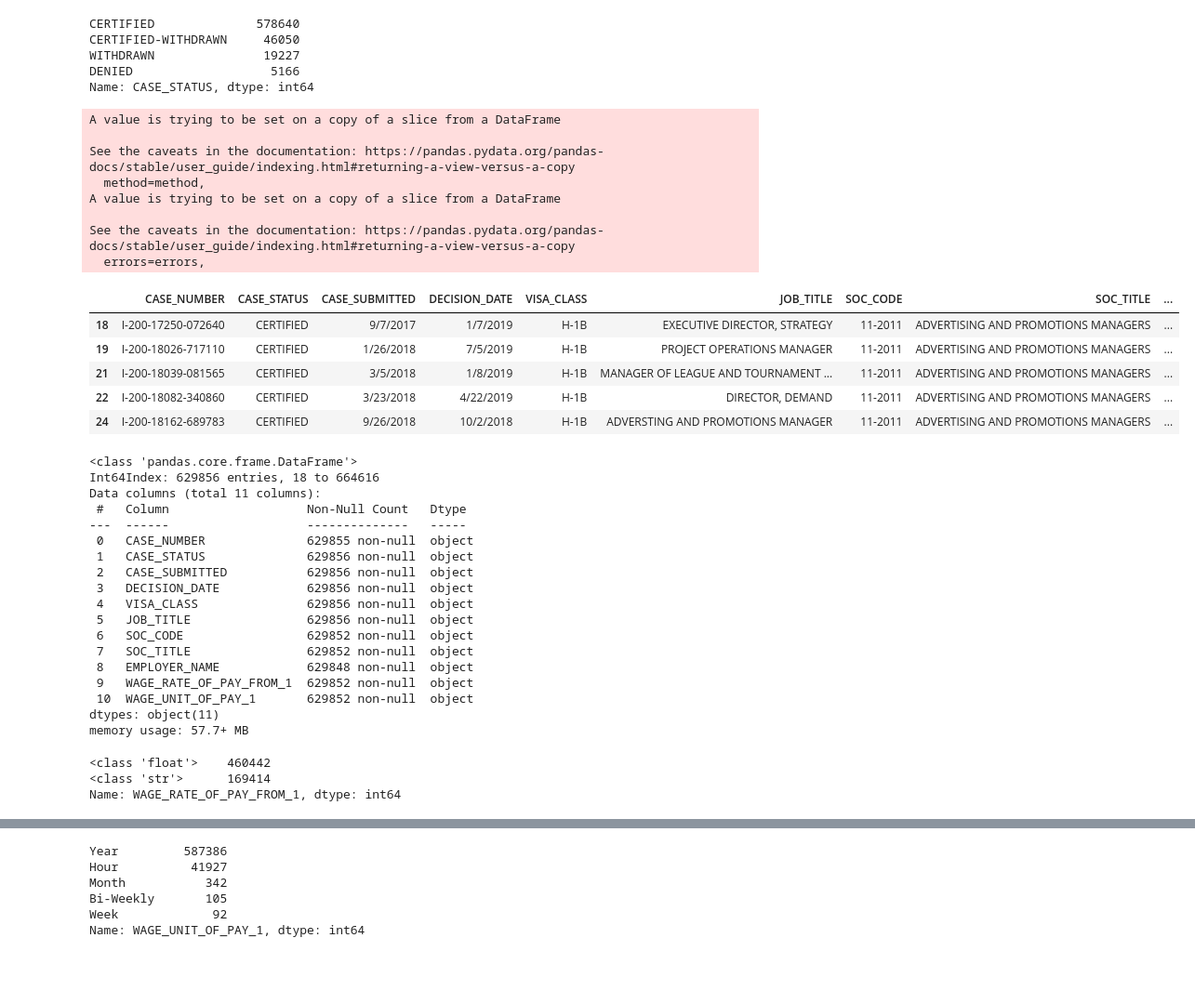
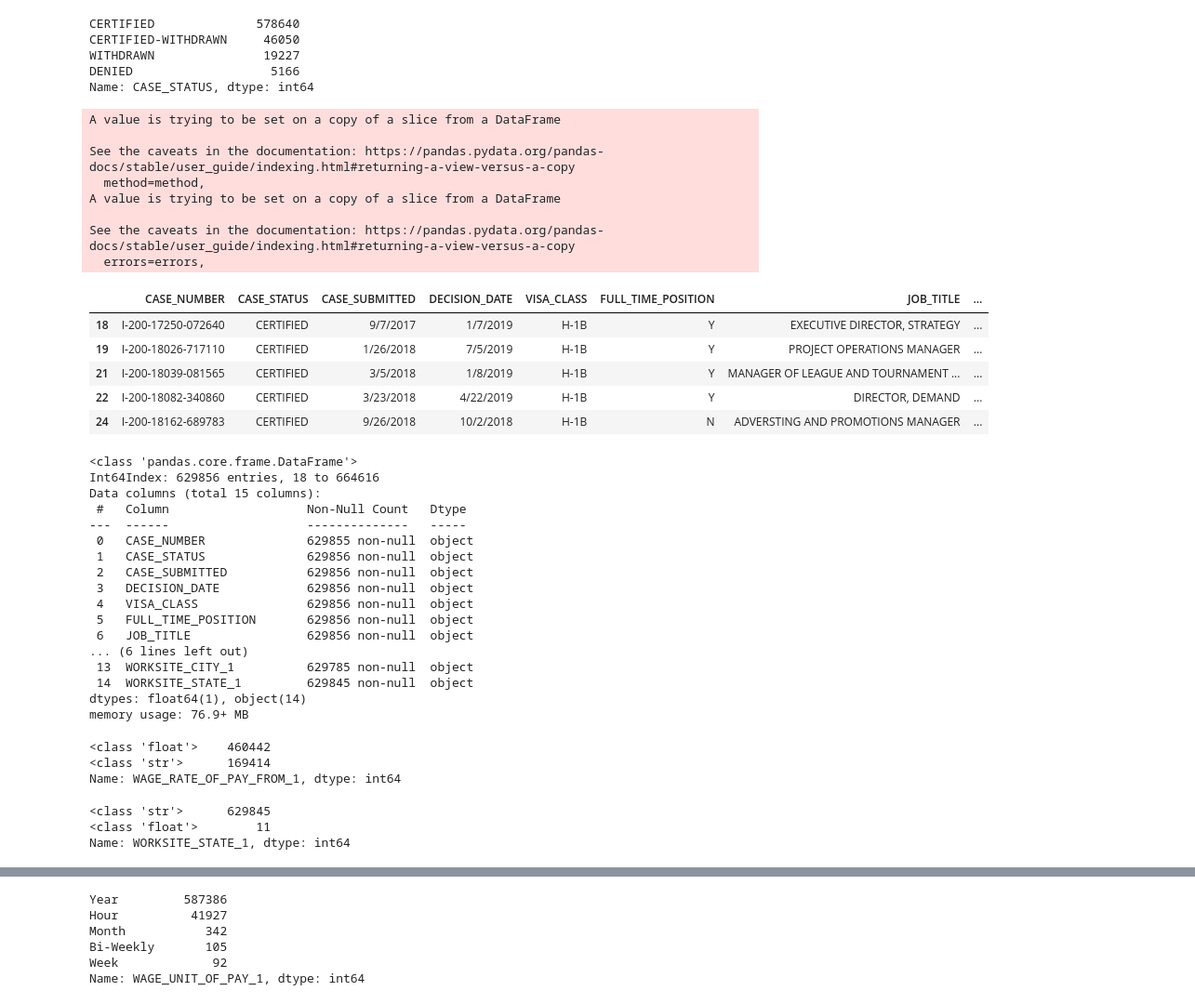
Before and after one commit to Swathi-965/Analyzing-H1B-Acceptance-trends-and-factors-relating-to-it., a Jupyter notebook: H1b_project.ipynb, the cells around one changed output, grey strips where cells are left out. Shown at 93% size. Saved outputs shown, nothing was run; the diff lists cells and outputs as text; code cells hidden in the pictures; blank space fills up the shorter version.

```diff
--- a/H1b_project.ipynb
+++ b/H1b_project.ipynb
@@ -32,6 +28,7 @@ file.shape
 # %% [output]
 (1048548, 260)
 # %%
-cleaned=file[['CASE_NUMBER','CASE_STATUS','CASE_SUBMITTED','DECISION_DATE','VISA_CLASS','JOB_TITLE','SOC_CODE','SOC_TITLE','EMPLOYER_NAME','WAGE_RATE_OF_PAY_FROM_1','WAGE_UNIT_OF_PAY_1']]
+cleaned=file[['CASE_NUMBER','CASE_STATUS','CASE_SUBMITTED','DECISION_DATE','VISA_CLASS','FULL_TIME_POSITION','JOB_TITLE','SOC_CODE','SOC_TITLE',\
+              'EMPLOYER_NAME','WAGE_RATE_OF_PAY_FROM_1','WAGE_UNIT_OF_PAY_1','NAICS_CODE','WORKSITE_CITY_1','WORKSITE_STATE_1']]
 cleaned.head()
 # %% [output]
@@ -48,7 +52,7 @@ H-1B    649083
 Name: VISA_CLASS, dtype: int64
 # %%
 # Visa class has many categories which are not of use , we require only H1B visa type , hence we drop all records with other visa types
-cleaned.drop(labels=cleaned[cleaned['VISA_CLASS']!='H-1B'].index , inplace=True)
+cleaned.drop(labels=cleaned.loc[cleaned['VISA_CLASS']!='H-1B'].index , inplace=True)
 # %% [output]
 A value is trying to be set on a copy of a slice from a DataFrame
 
@@ -65,30 +75,30 @@ Name: CASE_STATUS, dtype: int64
 # %%
 #As we want to only need accepted and denied cases we are dropping withdrawn from the data frame.
 #Case status of class certified-withdraw were certified earlier and later withdraw which can be considered a
 cleaned.replace({"CASE_STATUS":"CERTIFIED-WITHDRAWN"},"CERTIFIED",inplace=True)
-cleaned.drop(labels=cleaned[cleaned['CASE_STATUS']=='WITHDRAWN'].index , inplace=True)
+cleaned.drop(labels=cleaned.loc[cleaned['CASE_STATUS']=='WITHDRAWN'].index , inplace=True)
 cleaned.head()
 # %% [output]
 A value is trying to be set on a copy of a slice from a DataFrame
 
 See the caveats in the documentation: https://pandas.pydata.org/pandas-docs/stable/user_guide/indexing.html#returning-a-view-versus-a-copy
   method=method,
 A value is trying to be set on a copy of a slice from a DataFrame
 
 See the caveats in the documentation: https://pandas.pydata.org/pandas-docs/stable/user_guide/indexing.html#returning-a-view-versus-a-copy
   errors=errors,
-|  | CASE_NUMBER | CASE_STATUS | CASE_SUBMITTED | DECISION_DATE | VISA_CLASS | JOB_TITLE | SOC_CODE | SOC_TITLE | ... |
-| 18 | I-200-17250-072640 | CERTIFIED | 9/7/2017 | 1/7/2019 | H-1B | EXECUTIVE DIRECTOR, STRATEGY | 11-2011 | ADVERTISING AND PROMOTIONS MANAGERS | ... |
-| 19 | I-200-18026-717110 | CERTIFIED | 1/26/2018 | 7/5/2019 | H-1B | PROJECT OPERATIONS MANAGER | 11-2011 | ADVERTISING AND PROMOTIONS MANAGERS | ... |
-| 21 | I-200-18039-081565 | CERTIFIED | 3/5/2018 | 1/8/2019 | H-1B | MANAGER OF LEAGUE AND TOURNAMENT ... | 11-2011 | ADVERTISING AND PROMOTIONS MANAGERS | ... |
-| 22 | I-200-18082-340860 | CERTIFIED | 3/23/2018 | 4/22/2019 | H-1B | DIRECTOR, DEMAND | 11-2011 | ADVERTISING AND PROMOTIONS MANAGERS | ... |
-| 24 | I-200-18162-689783 | CERTIFIED | 9/26/2018 | 10/2/2018 | H-1B | ADVERSTING AND PROMOTIONS MANAGER | 11-2011 | ADVERTISING AND PROMOTIONS MANAGERS | ... |
+|  | CASE_NUMBER | CASE_STATUS | CASE_SUBMITTED | DECISION_DATE | VISA_CLASS | FULL_TIME_POSITION | JOB_TITLE | ... |
+| 18 | I-200-17250-072640 | CERTIFIED | 9/7/2017 | 1/7/2019 | H-1B | Y | EXECUTIVE DIRECTOR, STRATEGY | ... |
+| 19 | I-200-18026-717110 | CERTIFIED | 1/26/2018 | 7/5/2019 | H-1B | Y | PROJECT OPERATIONS MANAGER | ... |
+| 21 | I-200-18039-081565 | CERTIFIED | 3/5/2018 | 1/8/2019 | H-1B | Y | MANAGER OF LEAGUE AND TOURNAMENT ... | ... |
+| 22 | I-200-18082-340860 | CERTIFIED | 3/23/2018 | 4/22/2019 | H-1B | Y | DIRECTOR, DEMAND | ... |
+| 24 | I-200-18162-689783 | CERTIFIED | 9/26/2018 | 10/2/2018 | H-1B | N | ADVERSTING AND PROMOTIONS MANAGER | ... |
 # %%
 cleaned.info()
 # %% [output]
 <class 'pandas.core.frame.DataFrame'>
 Int64Index: 629856 entries, 18 to 664616
-Data columns (total 11 columns):
+Data columns (total 15 columns):
  #   Column                   Non-Null Count   Dtype
 ---  ------                   --------------   -----
  0   CASE_NUMBER              629855 non-null  object
@@ -96,14 +106,13 @@ Data columns (total 11 columns):
  2   CASE_SUBMITTED           629856 non-null  object
  3   DECISION_DATE            629856 non-null  object
  4   VISA_CLASS               629856 non-null  object
- 5   JOB_TITLE                629856 non-null  object
- 6   SOC_CODE                 629852 non-null  object
- 7   SOC_TITLE                629852 non-null  object
- 8   EMPLOYER_NAME            629848 non-null  object
- 9   WAGE_RATE_OF_PAY_FROM_1  629852 non-null  object
- 10  WAGE_UNIT_OF_PAY_1       629852 non-null  object
-dtypes: object(11)
-memory usage: 57.7+ MB
+ 5   FULL_TIME_POSITION       629856 non-null  object
+ 6   JOB_TITLE                629856 non-null  object
+... (6 lines left out)
+ 13  WORKSITE_CITY_1          629785 non-null  object
+ 14  WORKSITE_STATE_1         629845 non-null  object
+dtypes: float64(1), object(14)
+memory usage: 76.9+ MB
 # %%
 #the column wages has a mix of both string and float value types and some record have the symbol '$' which we want to remove
 cleaned['WAGE_RATE_OF_PAY_FROM_1'].apply(type).value_counts()
@@ -111,6 +120,12 @@ cleaned['WAGE_RATE_OF_PAY_FROM_1'].apply(type).value_counts()
 <class 'float'>    460442
 <class 'str'>      169414
 Name: WAGE_RATE_OF_PAY_FROM_1, dtype: int64
+# %%
+cleaned['WORKSITE_STATE_1'].apply(type).value_counts()
+# %% [output]
+<class 'str'>      629845
+<class 'float'>        11
+Name: WORKSITE_STATE_1, dtype: int64
 # %%
 def clean_wages(w):
     """ Function to remove '$' symbol and other delimiters from wages column which consistes of str and float type values
```
Also changed, not shown: parts of 18 cells of this notebook.
